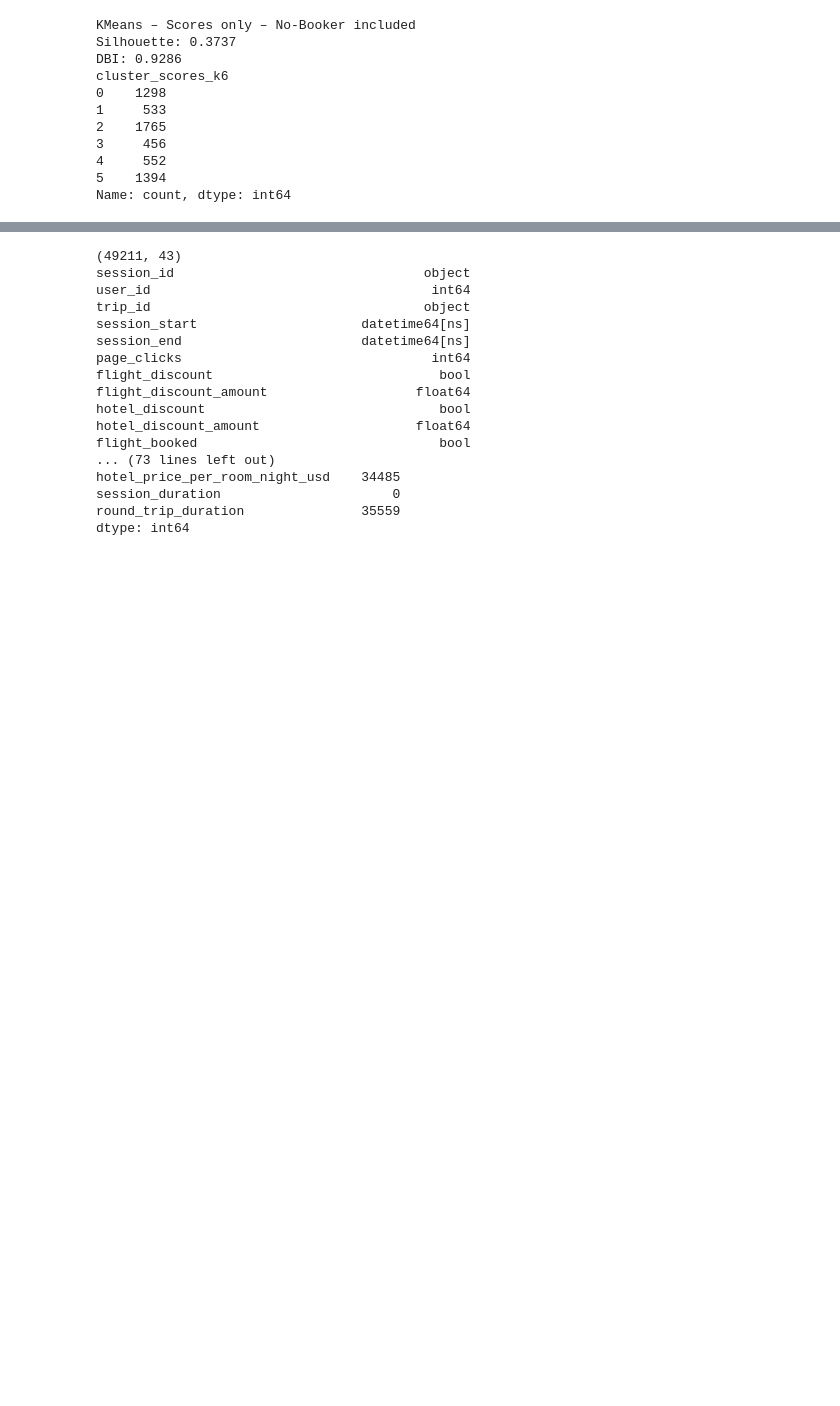
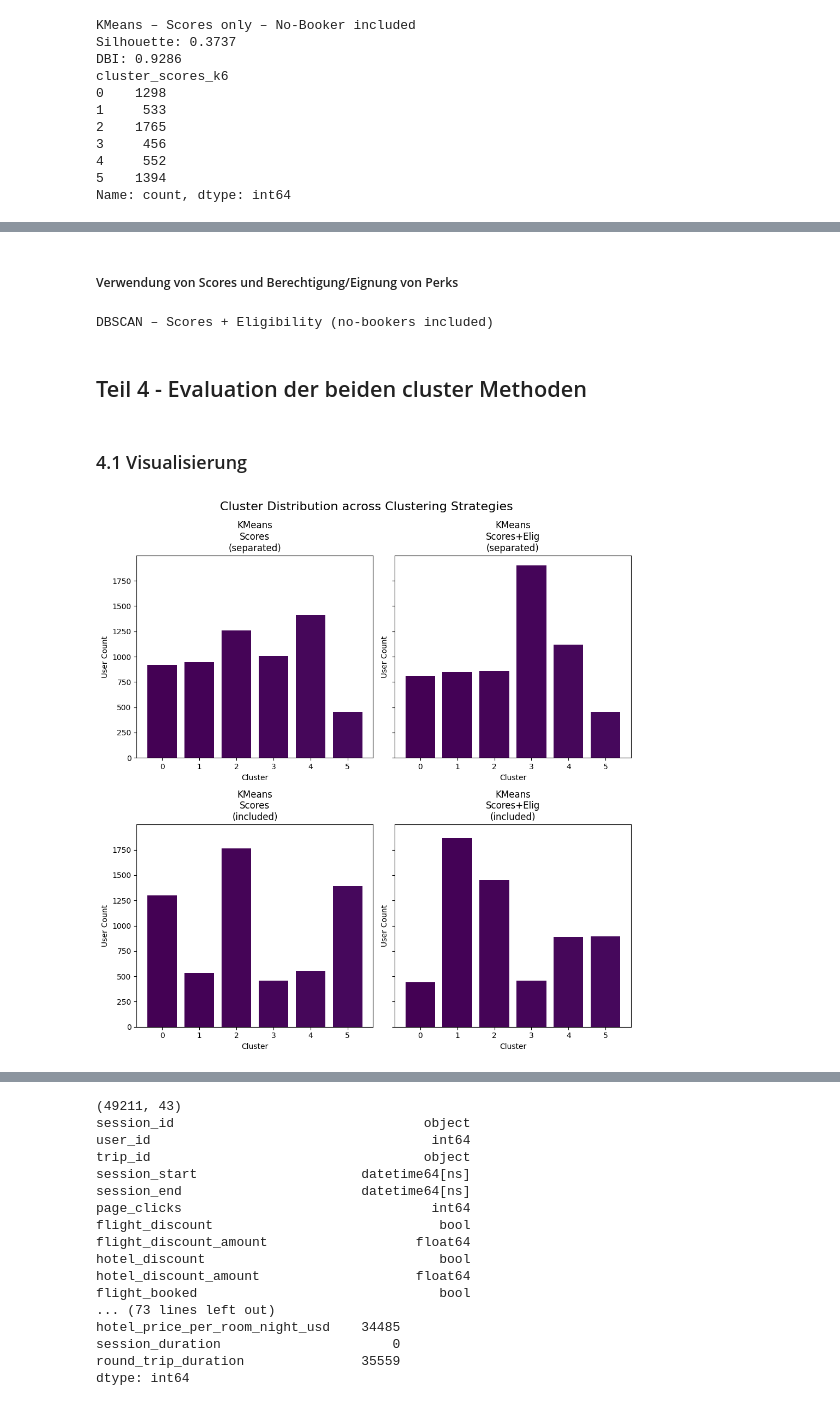
Before and after one commit to Buenyamin-Kekec/retail_demand_analysis, a Jupyter notebook: TravelTide_Mastery_Project_kb.ipynb, the cells around one changed output, grey strips where cells are left out. Drawn from its saved outputs; the diff is of its cells as text; code cells hidden in the pictures; blank space fills up the shorter version.

```diff
--- a/TravelTide_Mastery_Project_kb.ipynb
+++ b/TravelTide_Mastery_Project_kb.ipynb
@@ -2536,0 +2621,56 @@ Name: count, dtype: int64
+# %% [markdown]
+##### Verwendung von Scores und Berechtigung/Eignung von Perks
+# %%
+print("\nDBSCAN – Scores + Eligibility (no-bookers included)\n")
+
+results = []
+for eps, min_samples in itertools.product(np.arange(0.1, 2.6, 0.1), range(1, 11)):
+    db = DBSCAN(eps=eps, min_samples=min_samples)
+    labels = db.fit_predict(X_with_elig_scaled)
+
+    n_clusters = len(set(labels)) - (1 if -1 in labels else 0)
+
+    if n_clusters == 6:
+        mask_valid = labels != -1
+        if mask_valid.sum() == 0:
+            continue
+
+        sil = silhouette_score(X_with_elig_scaled[mask_valid], labels[mask_valid])
+        dbi = davies_bouldin_score(X_with_elig_scaled[mask_valid], labels[mask_valid])
+        results.append((sil, dbi, eps, min_samples))
+
+top_5 = sorted(results, key=lambda x: x[0], reverse=True)[:5]
+for i, (sil, dbi, eps, ms) in enumerate(top_5, 1):
+    print(f"{i}. eps={eps:.2f}, min_samples={ms} → Silhouette: {sil:.4f}, DBI: {dbi:.4f}")
+# %% [output]
+DBSCAN – Scores + Eligibility (no-bookers included)
+# %% [markdown]
+## Teil 4 - Evaluation der beiden cluster Methoden
+# %% [markdown]
+### 4.1 Visualisierung
+# %%
+# Collecting results
+cluster_results = {
+    "KMeans\nScores\n(separated)": [917, 948, 1259, 1008, 1410, 456],
+    "KMeans\nScores+Elig\n(separated)": [810, 849, 862, 1904, 1117, 456],
+    "KMeans\nScores\n(included)": [1298, 533, 1765, 456, 552, 1394],
+    "KMeans\nScores+Elig\n(included)": [442, 1864, 1452, 456, 889, 895]
+}
+
+# Plot
+fig, axes = plt.subplots(nrows=2, ncols=2, figsize=(10, 10), sharey=True)
+axes = axes.flatten()
+
+for ax, (title, counts) in zip(axes, cluster_results.items()):
+    ax.bar(range(len(counts)), counts, color=plt.cm.viridis(range(len(counts))))
+    ax.set_title(title)
+    ax.set_xlabel("Cluster")
+    ax.set_ylabel("User Count")
+    ax.set_xticks(range(len(counts)))
+    ax.set_xticklabels(range(len(counts)))
+
+plt.tight_layout()
+plt.suptitle("Cluster Distribution across Clustering Strategies", fontsize=16, y=1.02)
+plt.show()
+# %% [output]
+[figure, added]
```
Also changed, not shown: parts of 82 cells of this notebook.
